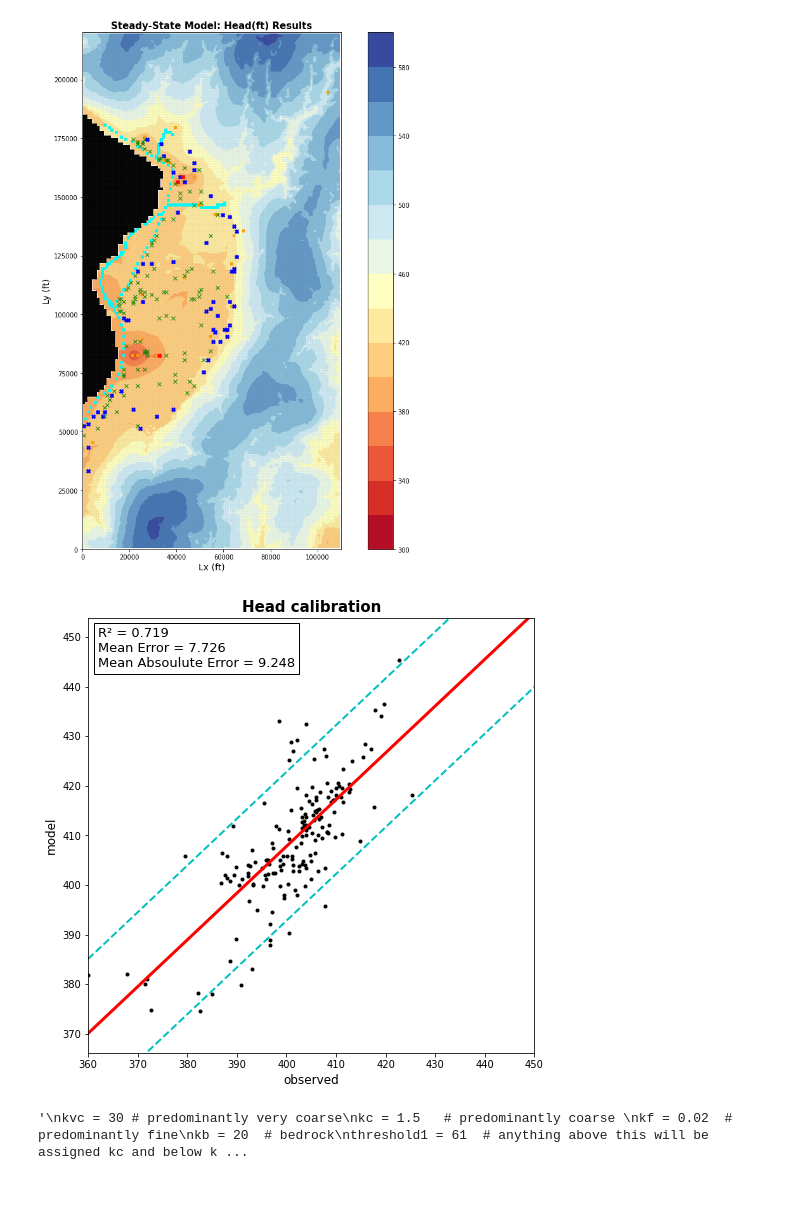
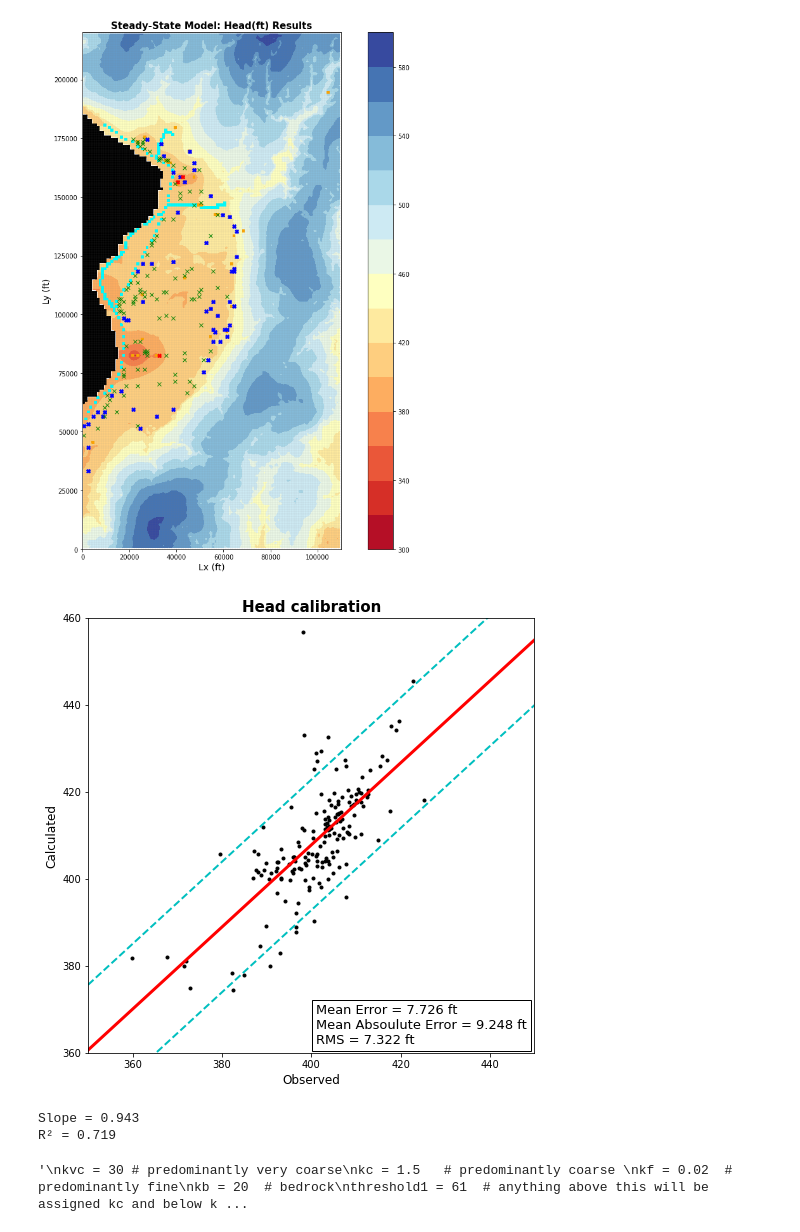
Before and after one commit to Firas-95/GEO572-Project-E.St.Louis, a Jupyter notebook: ESL_model_v2.7.ipynb, the cells around one changed output. Cells and saved outputs as stored; diff of their text form; code cells hidden in the pictures; blank space fills up the shorter version.

```diff
--- a/ESL_model_v2.7.ipynb
+++ b/ESL_model_v2.7.ipynb
@@ -882,41 +882,45 @@ plt.show()
 # %% [output]
 [figure]
 # %%
-''' computation of mean and absolute error '''
-dfhisthead['error'] = dfhisthead['model'] - dfhisthead['y1995'] # Error value at each one of the points
-ME = dfhisthead['error'].mean()      # calculating the mean error
-MAE = np.mean(np.absolute(dfhisthead['error'])) # calculating the mean absolute error
-#print('Mean Error =', ME )
-#print('MAE =', MAE)
-#print(dfhisthead.head(5))
-
-"Create the calibration plot."
-plt.figure(figsize=[8,8],facecolor="white")
-plt.plot(dfhisthead["y1995"],dfhisthead["model"],'.k',markersize=6)
-plt.xlabel('observed',fontsize=12)
-plt.ylabel('model',fontsize=12)
-plt.axis("equal")
-plt.title('Head calibration',fontsize=15,fontweight='bold')
-
 def linline(x, a, b):
     return a + b * x
 
 para, conv = spo.curve_fit(linline, dfhisthead["y1995"],dfhisthead["model"])
 # z = np.polyfit(dfhisthead["y1995"],dfhisthead["model"], 1,conv=True)
 correlation = np.corrcoef(dfhisthead["y1995"],dfhisthead["model"])[0,1]
-xx=np.linspace(360,450,90)
 
-plt.plot(xx, linline(xx,para[0],para[1]), '-r', linewidth=3)
-plt.plot(xx, linline(xx,para[0],para[1])+15, '--c', linewidth=2)
-plt.plot(xx, linline(xx,para[0],para[1])-15, '--c', linewidth=2)
-plt.text(362, 444, 'R² = {}\nMean Error = {}\nMean Absoulute Error = {}'.format(round(correlation,3), round(ME, 3), round(MAE, 3))
+''' computation of ME, MAE, RMS '''
+error = dfhisthead['model'] - dfhisthead['y1995'] # Error value at each one of the points
+ME = np.mean(error)               # calculating the mean error
+MAE = np.mean(np.absolute(error)) # calculating the mean absolute error
+y = linline(dfhisthead['model'],para[0],para[1])
+RMS = np.sqrt(np.mean((dfhisthead['model'] - y)**2))  # Calculating Root Mean Squared error
+
+xx = np.linspace(350,450,90)
+yy = linline(xx,para[0],para[1])
+
+"Create the calibration plot."
+plt.figure(figsize=[8,8],facecolor="white")
+plt.plot(dfhisthead["y1995"],dfhisthead["model"],'.k',markersize=6)
+plt.xlabel('Observed',fontsize=12)
+plt.ylabel('Calculated',fontsize=12)
+#plt.axis("equal")
+plt.title('Head calibration',fontsize=15,fontweight='bold')
+
+plt.plot(xx, yy, '-r', linewidth=3)
+plt.plot(xx, yy+15, '--c', linewidth=2)
+plt.plot(xx, yy-15, '--c', linewidth=2)
+plt.text(401, 362, 'Mean Error = {} ft\nMean Absoulute Error = {} ft\nRMS = {} ft'.format(round(ME, 3), round(MAE, 3), round(RMS,3))
           , fontsize=13, bbox=dict(facecolor='white', alpha=1))
 plt.xlim(xx[0], xx[-1])
-plt.ylim(370, xx[-1])
+plt.ylim(360, 460)
 plt.show()
-#print("Slope =",para[1],"\nR-squared =", round(correlation,3))
+
+print("Slope =",round(para[1], 3),"\nR² =", round(correlation,3))
 # %% [output]
-[figure, old version]
+[figure, new version]
+Slope = 0.943
+R² = 0.719
 # %%
 """
 kvc = 30 # predominantly very coarse
```
Also changed, not shown: parts of 2 cells of this notebook.
